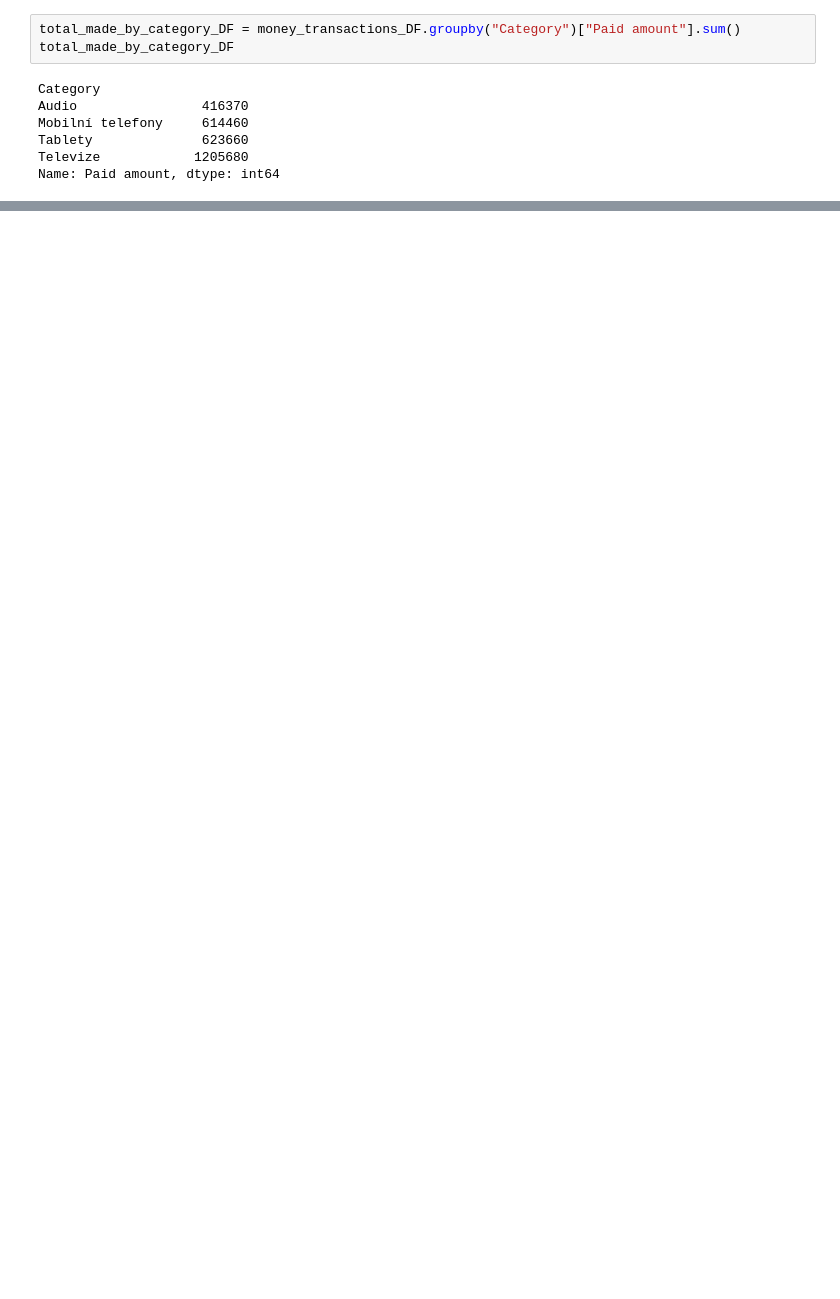
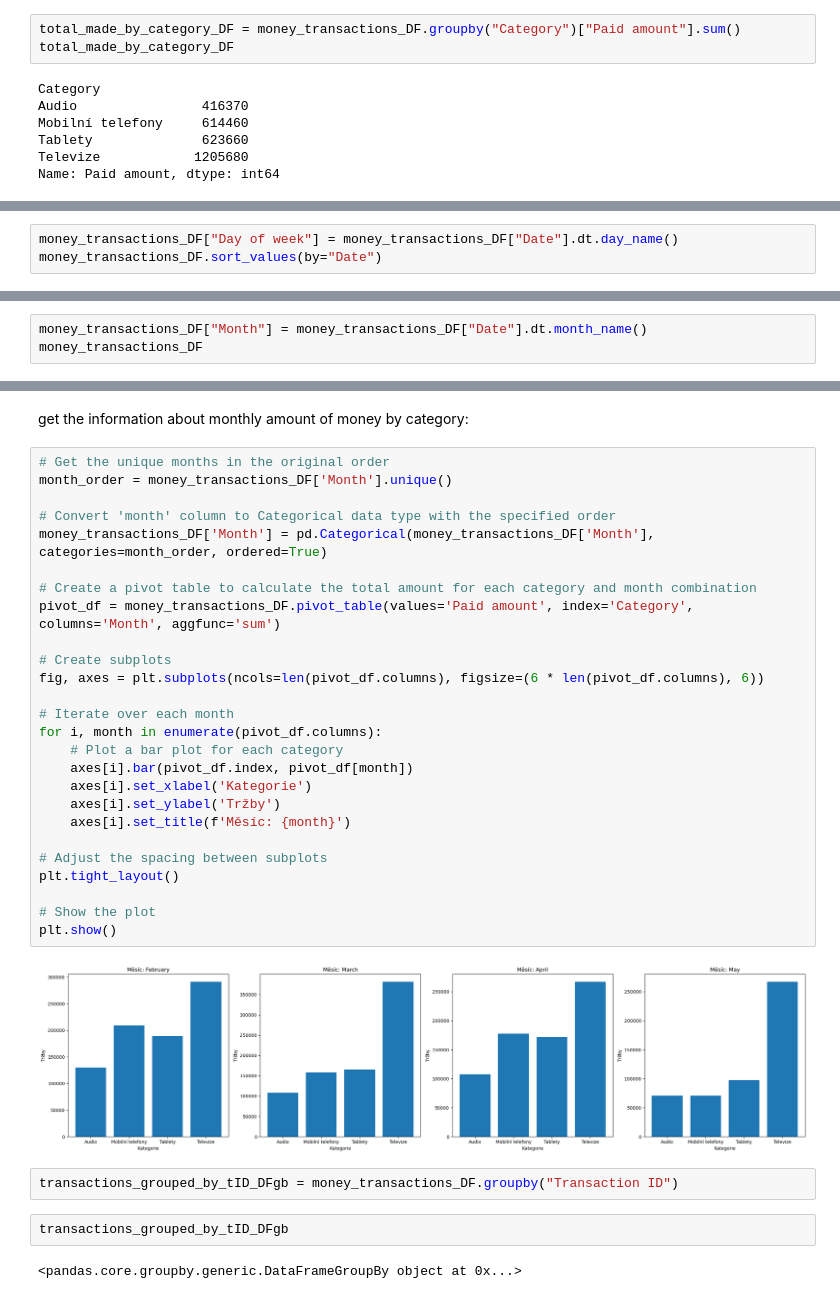
Before and after one commit to kejlajan/work_test, a Jupyter notebook: data_visualization_pipeline.ipynb, the cells around one changed output, grey strips where cells are left out. Cells and saved outputs as stored; diff of their text form; blank space fills up the shorter version.

```diff
--- a/data_visualization_pipeline.ipynb
+++ b/data_visualization_pipeline.ipynb
@@ -97,0 +90,3 @@ plt.show()
+# %%
+money_transactions_DF["Day of week"] = money_transactions_DF["Date"].dt.day_name()
+money_transactions_DF.sort_values(by="Date")
@@ -97,0 +109,3 @@ plt.show()
+# %%
+money_transactions_DF["Month"] = money_transactions_DF["Date"].dt.month_name()
+money_transactions_DF
@@ -97,0 +126,36 @@ plt.show()
+# %% [markdown]
+get the information about monthly amount of money by category:
+# %%
+# Get the unique months in the original order
+month_order = money_transactions_DF['Month'].unique()
+
+# Convert 'month' column to Categorical data type with the specified order
+money_transactions_DF['Month'] = pd.Categorical(money_transactions_DF['Month'], categories=month_order, ordered=True)
+
+# Create a pivot table to calculate the total amount for each category and month combination
+pivot_df = money_transactions_DF.pivot_table(values='Paid amount', index='Category', columns='Month', aggfunc='sum')
+
+# Create subplots
+fig, axes = plt.subplots(ncols=len(pivot_df.columns), figsize=(6 * len(pivot_df.columns), 6))
+
+# Iterate over each month
+for i, month in enumerate(pivot_df.columns):
+    # Plot a bar plot for each category
+    axes[i].bar(pivot_df.index, pivot_df[month])
+    axes[i].set_xlabel('Kategorie')
+    axes[i].set_ylabel('Tržby')
+    axes[i].set_title(f'Měsíc: {month}')
+
+# Adjust the spacing between subplots
+plt.tight_layout()
+
+# Show the plot
+plt.show()
+# %% [output]
+[figure, added]
+# %%
+transactions_grouped_by_tID_DFgb = money_transactions_DF.groupby("Transaction ID")
+# %%
+transactions_grouped_by_tID_DFgb
+# %% [output]
+<pandas.core.groupby.generic.DataFrameGroupBy object at 0x...>
```
Also changed, not shown: parts of 27 cells of this notebook.
